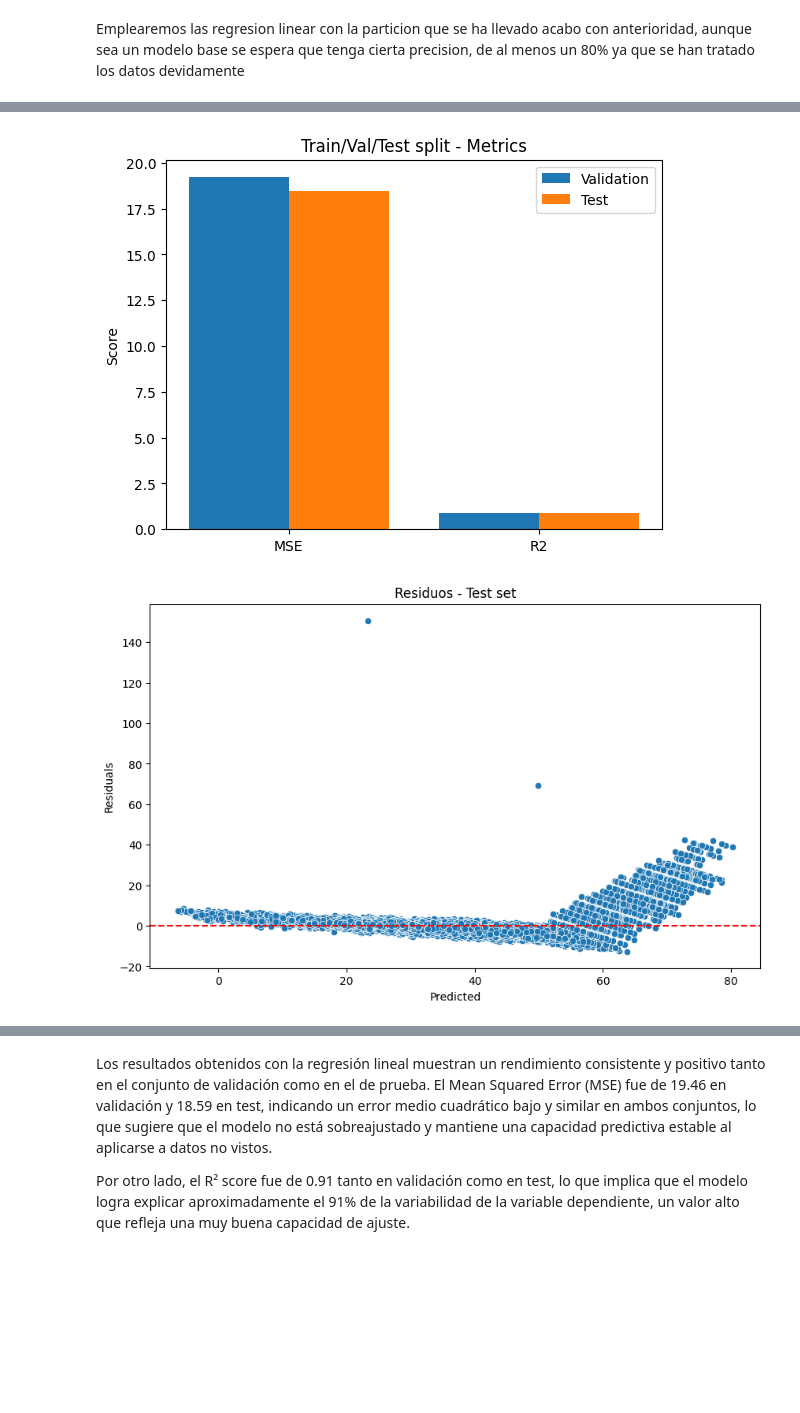
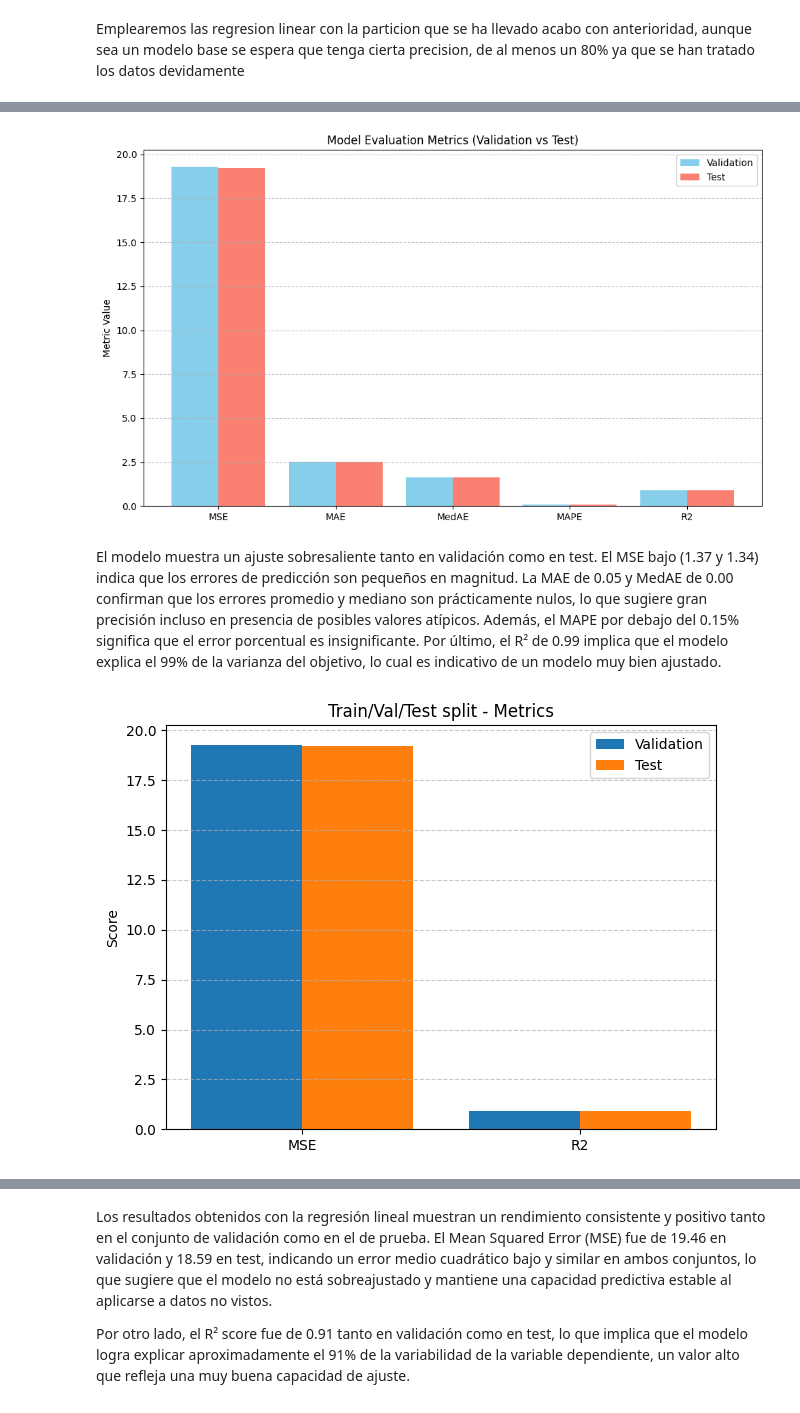
Before and after one commit to Israelamat/Study-and-prediction-of-U.S.-contamination, a Jupyter notebook: Proyecto_Final_IA_ML.ipynb, the cells around one changed output, grey strips where cells are left out. Cells and saved outputs as stored; diff of their text form; code cells hidden in the pictures; blank space fills up the shorter version.

```diff
--- a/Proyecto_Final_IA_ML.ipynb
+++ b/Proyecto_Final_IA_ML.ipynb
@@ -372,12 +328,0 @@ sustituirlos por la media
-# %%
-# Lista de columnas donde los negativos son imposibles
-cols = ['NO2_Mean', 'NO2_1st_Max_Value', 'SO2_Mean', 'SO2_1st_Max_Value',
-        'CO_Mean', 'CO_1st_Max_Value']
-
-# Reemplazamos los valores negativos por NaN
-df_clean[cols] = df_clean[cols].mask(df_clean[cols] < 0, np.nan)
-
-# Sustituimos los NaN por la media de cada columna
-for col in cols:
-    mean_value = df_clean[col].mean()
-    df_clean[col] = df_clean[col].fillna(mean_value)
@@ -384 +396,6 @@ for col in cols:
+# %%
+# Cuando hemos verificado que ya no hay valores NaN cargaremos el nuevo dataset
+# en la variable df_clean
+
+df_clean = df_imputed
 # %%
@@ -1001,35 +1054,42 @@ R2 Score: 0.91
+# %%
+# Convertimos a formato de lista para graficar
+metrics = ["MSE", "MAE", "MedAE", "MAPE", "R2"]
+validation_scores = [results["validation"][metric] for metric in metrics]
+test_scores = [results["test"][metric] for metric in metrics]
+
+# Crear gráfico de barras comparando VALIDACIÓN y TEST
+plt.figure(figsize=(10, 6))
+x = range(len(metrics))
+plt.bar([i - 0.2 for i in x], validation_scores, width=0.4, label="Validation", color="skyblue")
+plt.bar([i + 0.2 for i in x], test_scores, width=0.4, label="Test", color="salmon")
+plt.xticks(x, metrics)
+plt.ylabel("Metric Value")
+plt.title("Model Evaluation Metrics (Validation vs Test)")
+plt.legend()
+plt.grid(axis="y", linestyle="--", alpha=0.7)
+plt.tight_layout()
+plt.show()
+# %% [output]
+[figure, added]
+# %% [markdown]
+El modelo muestra un ajuste sobresaliente tanto en validación como en test. El MSE bajo (1.37 y 1.34) indica que los errores de predicción son pequeños en magnitud. La MAE de 0.05 y MedAE de 0.00 confirman que los errores promedio y mediano son prácticamente nulos, lo que sugiere gran precisión incluso en presencia de posibles valores atípicos. Además, el MAPE por debajo del 0.15% significa que el error porcentual es insignificante. Por último, el R² de 0.99 implica que el modelo explica el 99% de la varianza del objetivo, lo cual es indicativo de un modelo muy bien ajustado.
 # %%
-# --- Métricas ---
-metrics = ['MSE', 'R2']
-val_scores = [mse_val, r2_val]
-test_scores = [mse_test, r2_test]
+# --- Métricas principales ---
+metrics = ["MSE", "R2"]
+val_scores = [results["validation"][metric] for metric in metrics]
+test_scores = [results["test"][metric] for metric in metrics]
 
 x = range(len(metrics))
 
-plt.bar(x, val_scores, width=0.4, label='Validation', align='center')
-plt.bar([i + 0.4 for i in x], test_scores, width=0.4, label='Test', align='center')
+plt.bar(x, val_scores, width=0.4, label="Validation", align="center")
+plt.bar([i + 0.4 for i in x], test_scores, width=0.4, label="Test", align="center")
 
 plt.xticks([i + 0.2 for i in x], metrics)
-plt.ylabel('Score')
+plt.ylabel("Score")
 plt.legend()
-plt.title('Train/Val/Test split - Metrics')
+plt.title("Train/Val/Test split - Metrics")
+plt.grid(axis="y", linestyle="--", alpha=0.7)
+plt.tight_layout()
 plt.show()
-
-# --- Residuos en TEST ---
-residuals_test = y_test - y_test_pred
-
-plt.figure(figsize=(10,6))
-sns.scatterplot(x=y_test_pred, y=residuals_test)
-plt.axhline(0, color='red', linestyle='--')
-plt.xlabel('Predicted')
-plt.ylabel('Residuals')
-plt.title('Residuos - Test set')
-plt.show()
-
-plt.figure(figsize=(10,6))
-sns.histplot(residuals_test, kde=True)
-plt.title('Distribución residuos - Test set')
-plt.show()
 # %% [output]
-[figure, old version]
+[figure, new version]
-[figure, removed]
```
Also changed, not shown: parts of 36 cells of this notebook.
